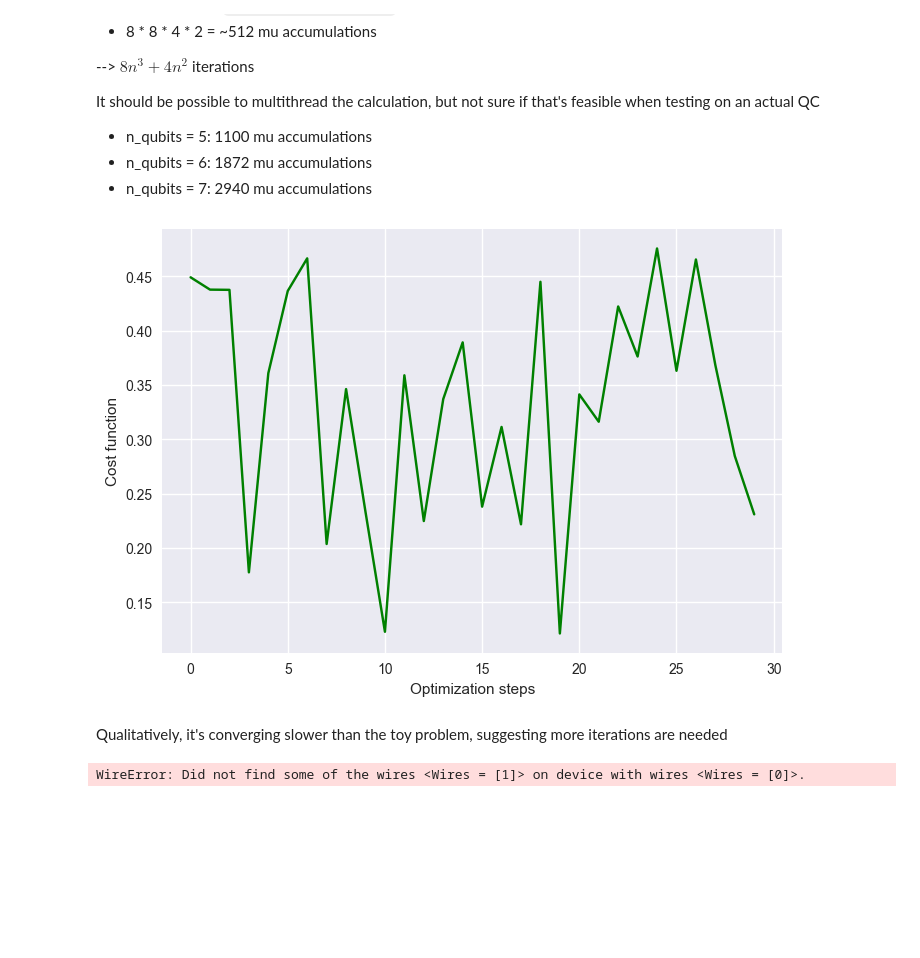
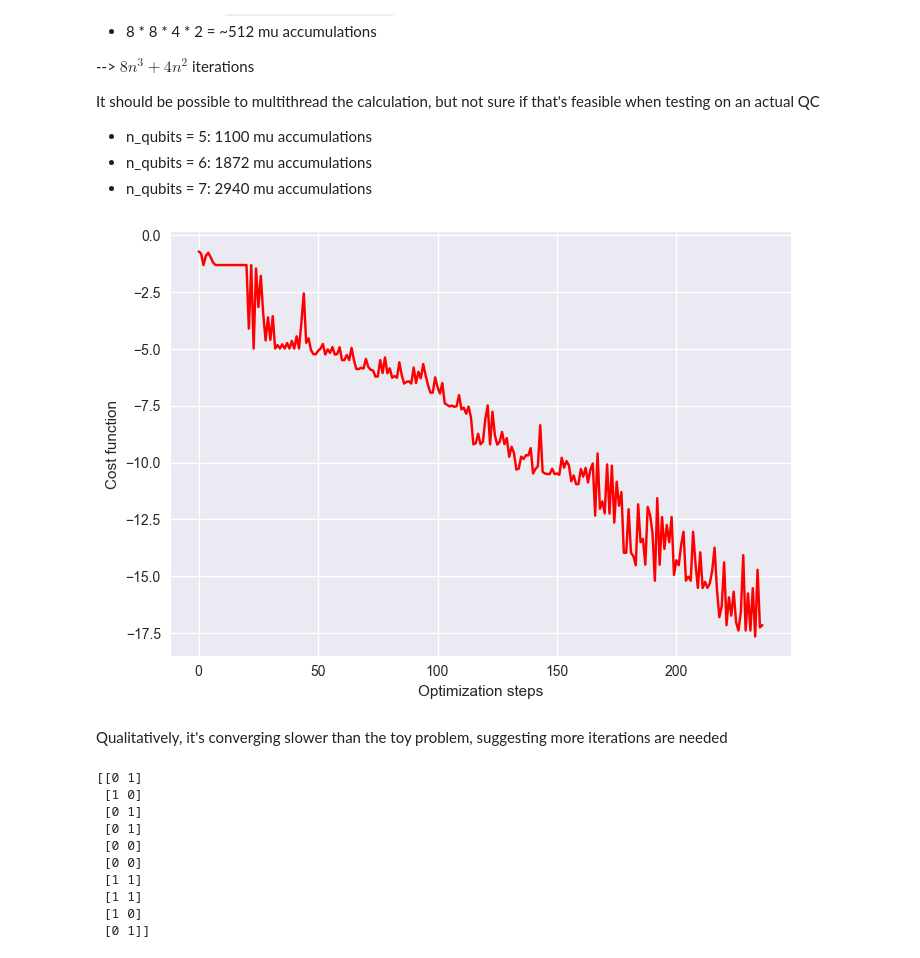
Before and after one commit to quantumethicsproject/Algorithm-Research, a Jupyter notebook: Student-Hub/Indy-Ng/VQLS_Jeffrey.ipynb, the cells around one changed output. Cells and saved outputs as stored; diff of their text form; code cells hidden in the pictures; blank space fills up the shorter version.

```diff
--- a/Student-Hub/Indy-Ng/VQLS_Jeffrey.ipynb
+++ b/Student-Hub/Indy-Ng/VQLS_Jeffrey.ipynb
@@ -60,3 +74,15 @@ local_hadamard_test = mitigate_node(local_hadamard_test)
 # overlap test is used for the global cost function
 hadamard_overlap_test = qml.QNode(hadamard_overlap_test, dev_gamma, interface="autograd")
 # hadamard_overlap_test = mitigate_node(hadamard_overlap_test)
+# %%
+# w1s_nonML = []
+# w2s_nonML = []
+cost_history2 = []
+
+def cost_fun(w):
+    cost = cost_loc(problem, w, local_hadamard_test)
+    cost_history2.append(cost)
+    # w1s_nonML.append(w[0])
+    # w2s_nonML.append(w[1])
+
+    return cost
@@ -140,9 +185,9 @@ It should be possible to multithread the calculation, but not sure if that's fea
 # %%
 plt.style.use("seaborn")
 # plt.plot(np.log(cost_history), "g")
-plt.plot(cost_history, "g")
+plt.plot(np.log(cost_history2), "r")
 plt.ylabel("Cost function")
 plt.xlabel("Optimization steps")
 plt.show()
 # %% [output]
-[figure, old version]
+[figure, new version]
@@ -152,8 +249,8 @@ Qualitatively, it's converging slower than the toy problem, suggesting more iter
 from bin.inference import get_cprobs, get_qprobs
 c_probs = get_cprobs(problem)
 
-dev_x = qml.device("qiskit.remote", wires=n_qubits, backend=configured_backend())
-# dev_x = qml.device("default.qubit", wires=n_qubits, shots=n_shots)
+# dev_x = qml.device("qiskit.remote", wires=n_qubits, backend=configured_backend())
+dev_x = qml.device("default.qubit", wires=n_qubits, shots=n_shots)
 
 def prepare_and_sample(problem, weights):
 
@@ -173,20 +270,34 @@ def get_qprobs(problem, w, device):
     raw_samples = sampler(problem, w)
     # raw_samples = np.concatenate(raw_samples, axis=0)# FOR BATCHING
 
+    print(raw_samples[:min(len(raw_samples), 10)])
+
     # convert the raw samples (bit strings) into integers and count them
     samples = []
     for sam in raw_samples:
         samples.append(int("".join(str(bs) for bs in sam), base=2))
 
+    # q_probs = np.bincount(raw_samples, minlength=2**problem.n_qubits) / len(raw_samples)
     q_probs = np.bincount(samples, minlength=2**problem.n_qubits) / len(raw_samples)
     # q_probs = np.bincount(samples, minlength=2**problem.n_qubits) / n_shots
 
     return q_probs
-
-
-q_probs = get_qprobs(problem, best_w, dev_x)
-# %% [output]
-WireError: Did not find some of the wires <Wires = [1]> on device with wires <Wires = [0]>.
+# %%
+if OPTIMIZER != "COBYLA":
+    q_probs = get_qprobs(problem, w, dev_x)
+else:
+    q_probs = get_qprobs(problem, w1, dev_x)
+# %% [output]
+[[0 1]
+ [1 0]
+ [0 1]
+ [0 1]
+ [0 0]
+ [0 0]
+ [1 1]
+ [1 1]
+ [1 0]
+ [0 1]]
 # %%
 fig, (ax1, ax2) = plt.subplots(1, 2, figsize=(7, 4))
 
```
Also changed, not shown: parts of 26 cells of this notebook, 22 other files.
